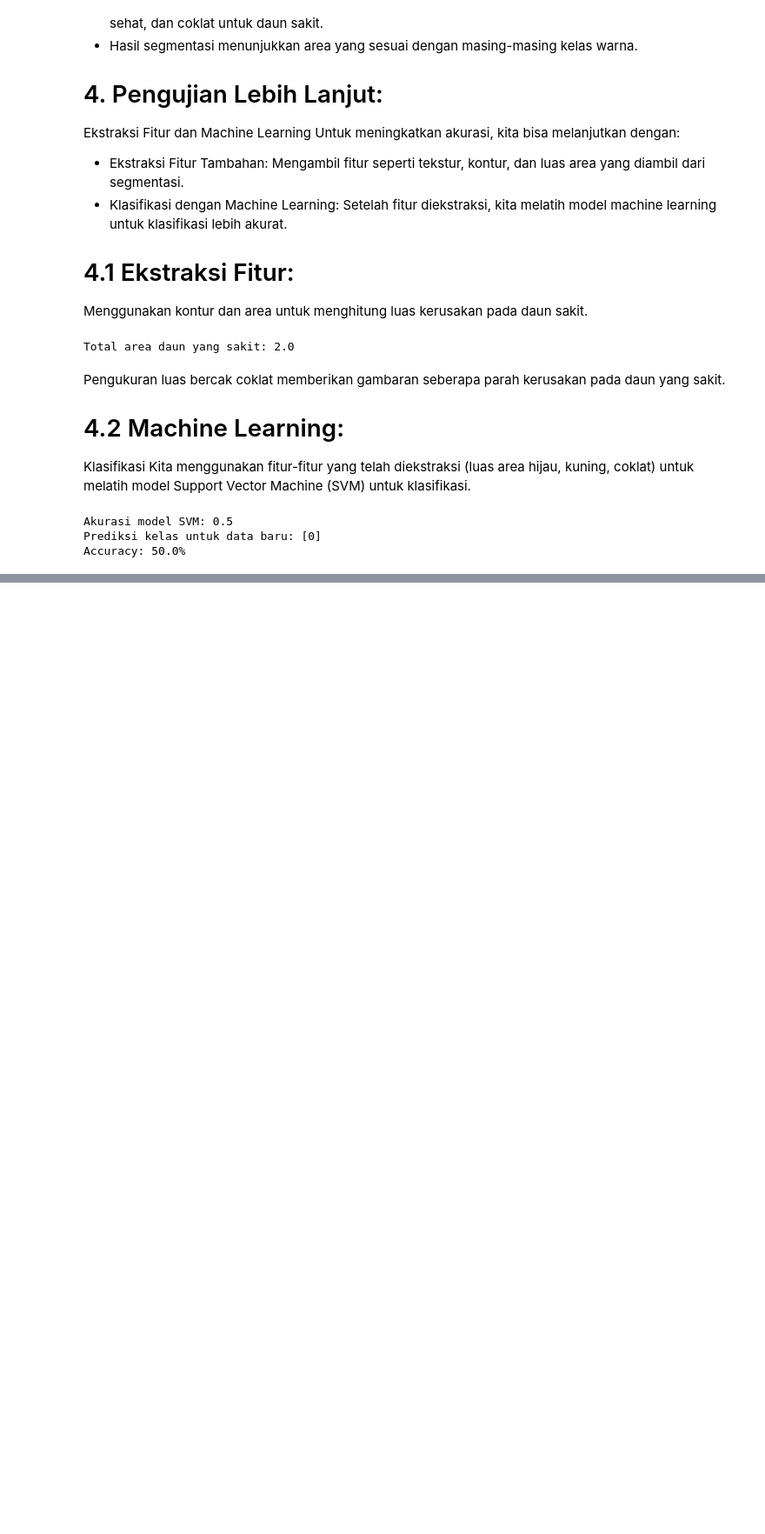
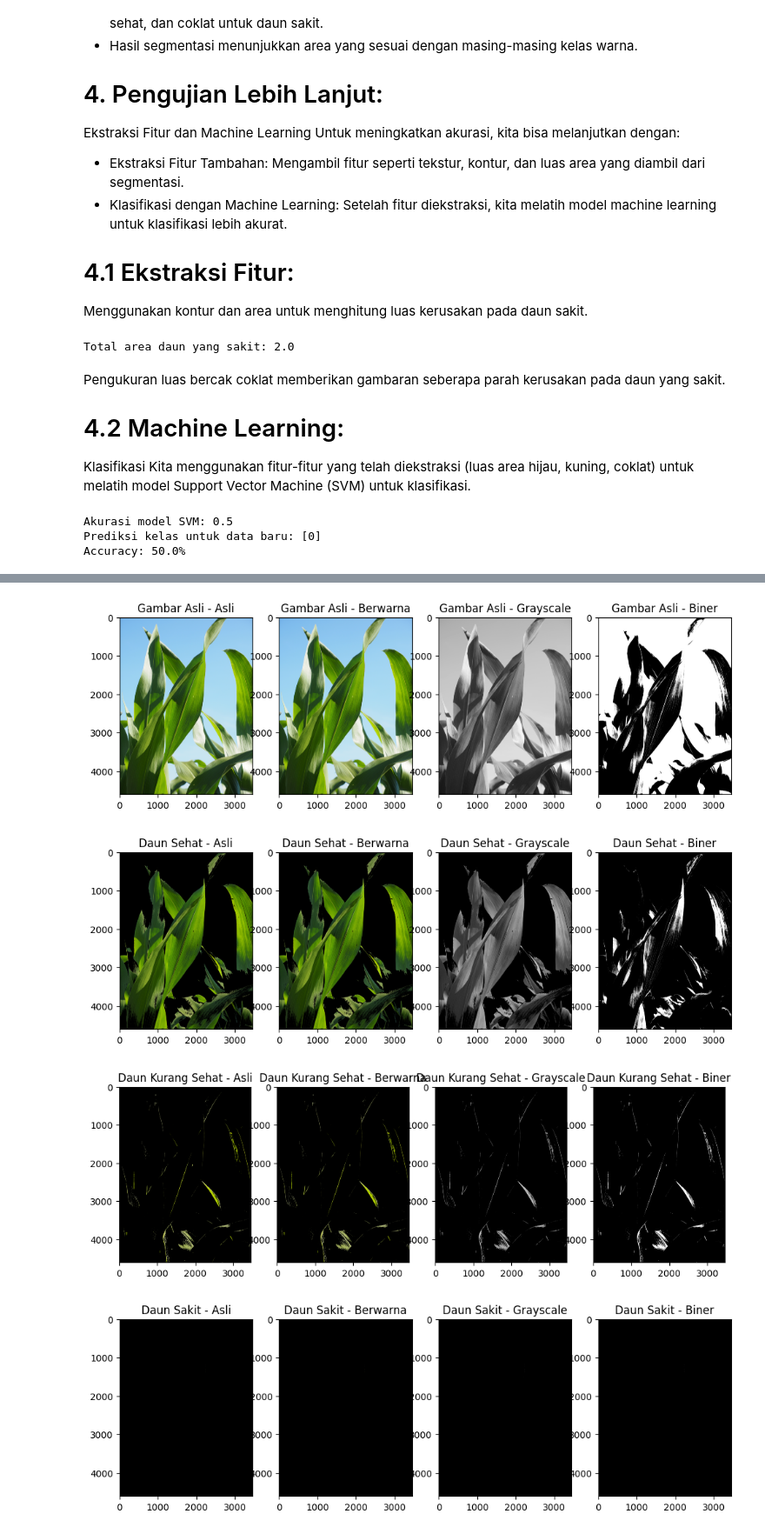
Before and after one commit to rendyleo/Pengolahan-Citra, a Jupyter notebook: Laporan Pengolahan Citra.ipynb, the cells around one changed output, grey strips where cells are left out. Shown at 87% size. Saved outputs shown, nothing was run; the diff lists cells and outputs as text; code cells hidden in the pictures; blank space fills up the shorter version.

```diff
--- a/Laporan Pengolahan Citra.ipynb
+++ b/Laporan Pengolahan Citra.ipynb
@@ -174,0 +182,44 @@ Segmentasi warna dasar dapat digunakan untuk deteksi cepat, sementara machine le
+# %%
+import cv2
+import numpy as np
+from matplotlib import pyplot as plt
+
+# Fungsi untuk menampilkan berbagai representasi citra
+def show_images(image, title):
+    # Citra asli
+    plt.figure(figsize=(12, 4))  # Adjust figure size
+    plt.subplot(1, 4, 1)
+    plt.imshow(cv2.cvtColor(image, cv2.COLOR_BGR2RGB))
+    plt.title(f'{title} - Asli')
+
+    # Citra berwarna
+    plt.subplot(1, 4, 2)
+    plt.imshow(cv2.cvtColor(image, cv2.COLOR_BGR2RGB))  # Sudah berwarna
+    plt.title(f'{title} - Berwarna')
+
+
+    # Citra grayscale
+    gray_image = cv2.cvtColor(image, cv2.COLOR_BGR2GRAY)
+    plt.subplot(1, 4, 3)
+    plt.imshow(gray_image, cmap='gray')
+    plt.title(f'{title} - Grayscale')
+
+    # Citra biner (menggunakan thresholding)
+    _, binary_image = cv2.threshold(gray_image, 127, 255, cv2.THRESH_BINARY)
+    plt.subplot(1, 4, 4)
+    plt.imshow(binary_image, cmap='gray')
+    plt.title(f'{title} - Biner')
+
+    plt.show()
+
+
+# Memanggil fungsi untuk menampilkan representasi gambar
+show_images(image, 'Gambar Asli')
+show_images(result_green, 'Daun Sehat')
+show_images(result_yellow, 'Daun Kurang Sehat')
+show_images(result_brown, 'Daun Sakit')
+# %% [output]
+[figure, added]
+[figure, added]
+[figure, added]
+[figure, added]
```
Also changed, not shown: parts of 15 cells of this notebook.
